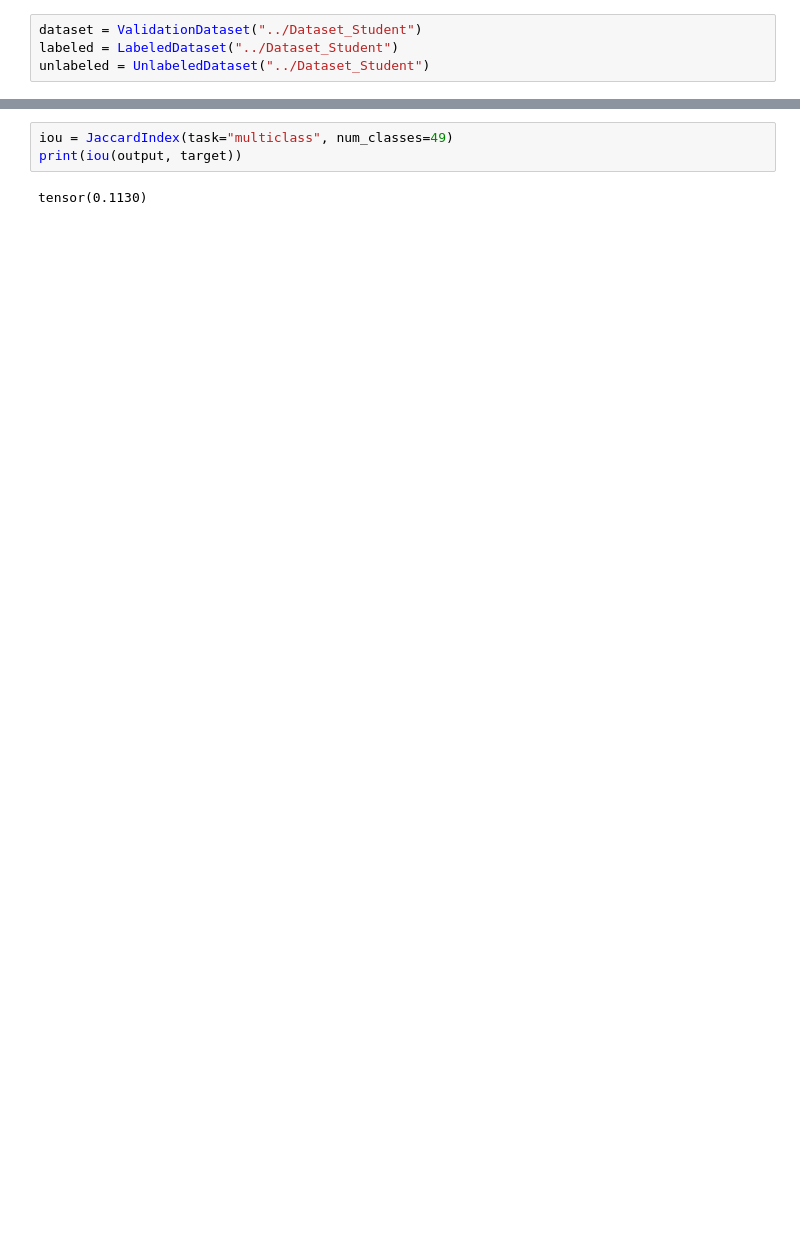
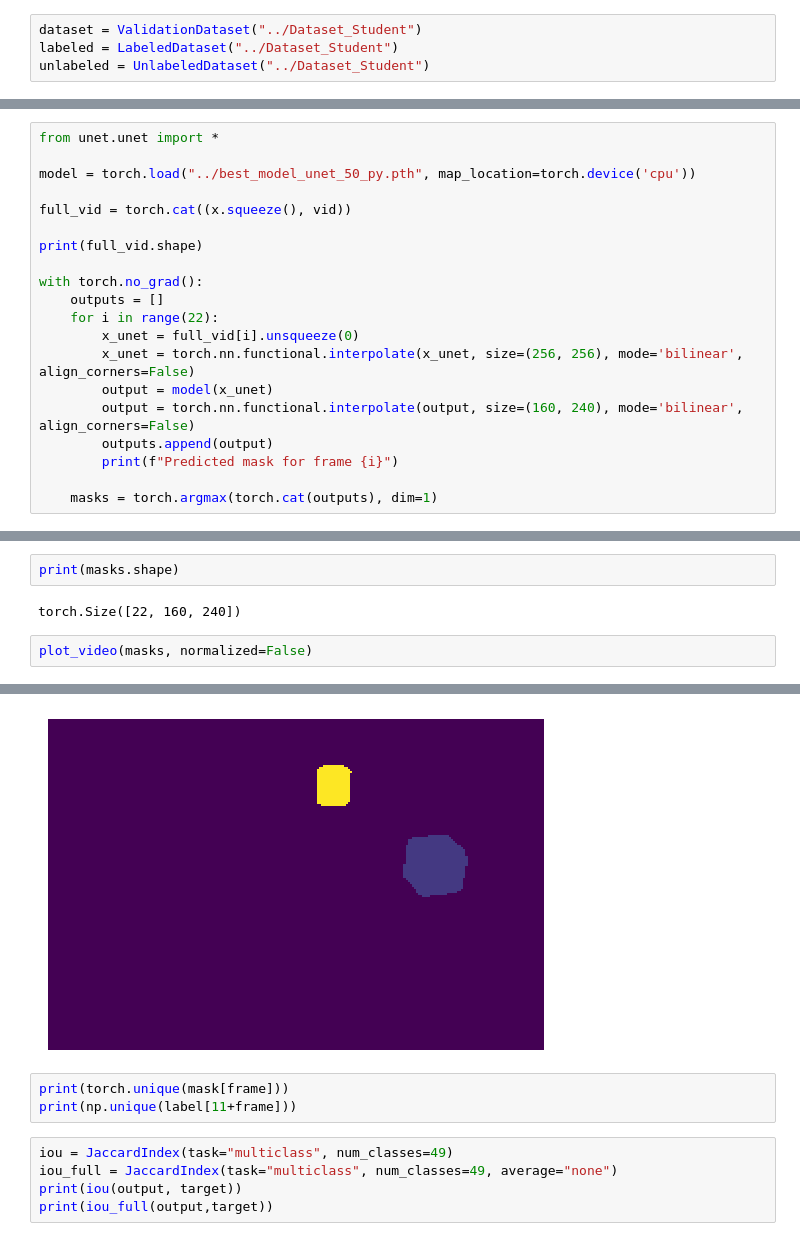
Before and after one commit to dqian3/dlfl2023-final, a Jupyter notebook: notebooks_dan/validate.ipynb, the cells around one changed output, grey strips where cells are left out. Saved outputs shown, nothing was run; the diff lists cells and outputs as text; blank space fills up the shorter version.

```diff
--- a/notebooks_dan/validate.ipynb
+++ b/notebooks_dan/validate.ipynb
@@ -65,0 +87,20 @@ plt.imshow(label[21], interpolation="none")
+# %%
+from unet.unet import *
+
+model = torch.load("../best_model_unet_50_py.pth", map_location=torch.device('cpu'))
+
+full_vid = torch.cat((x.squeeze(), vid))
+
+print(full_vid.shape)
+
+with torch.no_grad():
+    outputs = []
+    for i in range(22):
+        x_unet = full_vid[i].unsqueeze(0)
+        x_unet = torch.nn.functional.interpolate(x_unet, size=(256, 256), mode='bilinear', align_corners=False)
+        output = model(x_unet)
+        output = torch.nn.functional.interpolate(output, size=(160, 240), mode='bilinear', align_corners=False)
+        outputs.append(output)
+        print(f"Predicted mask for frame {i}")
+
+    masks = torch.argmax(torch.cat(outputs), dim=1)
@@ -65,0 +125,7 @@ plt.imshow(label[21], interpolation="none")
+# %%
+print(masks.shape)
+# %% [output]
+torch.Size([22, 160, 240])
+# %%
+plot_video(masks, normalized=False)
+# %% [output]
@@ -66,5 +133,9 @@ plt.imshow(label[21], interpolation="none")
+[figure, added]
+# %%
+print(torch.unique(mask[frame]))
+print(np.unique(label[11+frame]))
 # %%
 iou = JaccardIndex(task="multiclass", num_classes=49)
+iou_full = JaccardIndex(task="multiclass", num_classes=49, average="none")
 print(iou(output, target))
+print(iou_full(output,target))
-# %% [output]
-tensor(0.1130)
```
Also changed, not shown: parts of 16 cells of this notebook, 4 other files.
